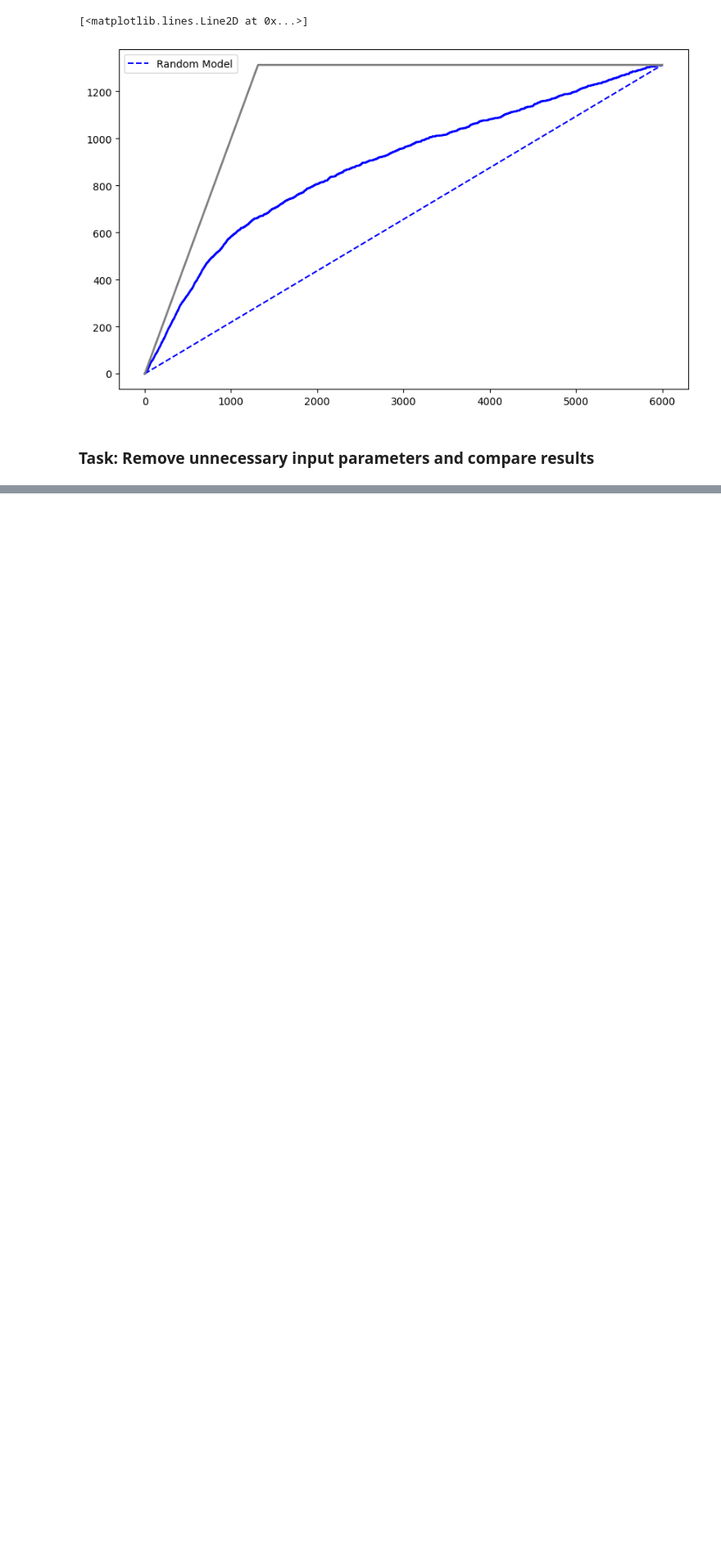
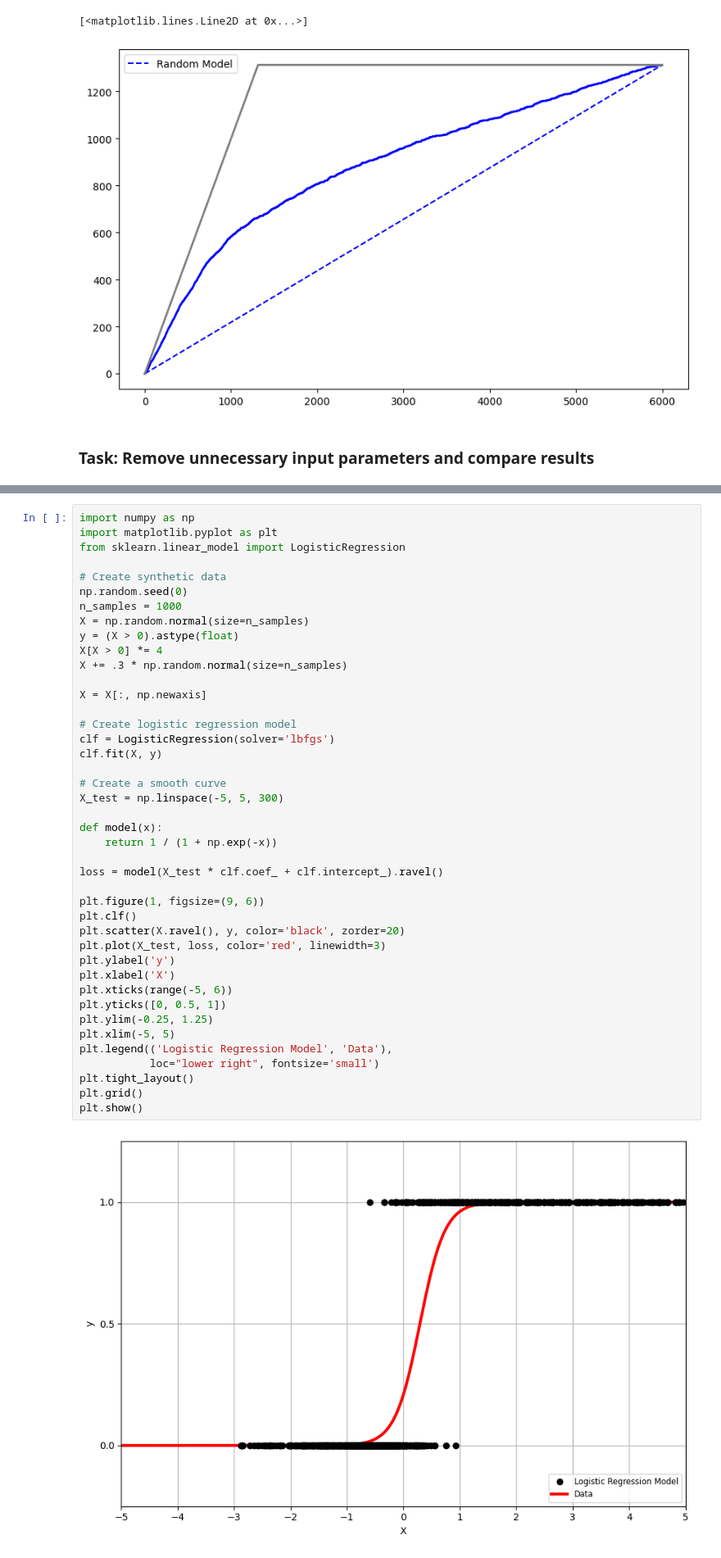
Before and after one commit to MathforDataScience/DSR_Statistics1, a Jupyter notebook: 8_ Model Estimation/Linear and Logistic regression.ipynb, the cells around one changed output, grey strips where cells are left out. Shown: that part at 82% size. Saved outputs shown, nothing was run; the diff lists cells and outputs as text; blank space fills up the shorter version.

```diff
--- a/8_ Model Estimation/Linear and Logistic regression.ipynb
+++ b/8_ Model Estimation/Linear and Logistic regression.ipynb
@@ -204,0 +207,44 @@ plt.plot([0, one_count, total], [0, one_count, one_count],
+# %%
+import numpy as np
+import matplotlib.pyplot as plt
+from sklearn.linear_model import LogisticRegression
+
+# Create synthetic data
+np.random.seed(0)
+n_samples = 1000
+X = np.random.normal(size=n_samples)
+y = (X > 0).astype(float)
+X[X > 0] *= 4
+X += .3 * np.random.normal(size=n_samples)
+
+X = X[:, np.newaxis]
+
+# Create logistic regression model
+clf = LogisticRegression(solver='lbfgs')
+clf.fit(X, y)
+
+# Create a smooth curve
+X_test = np.linspace(-5, 5, 300)
+
+def model(x):
+    return 1 / (1 + np.exp(-x))
+
+loss = model(X_test * clf.coef_ + clf.intercept_).ravel()
+
+plt.figure(1, figsize=(9, 6))
+plt.clf()
+plt.scatter(X.ravel(), y, color='black', zorder=20)
+plt.plot(X_test, loss, color='red', linewidth=3)
+plt.ylabel('y')
+plt.xlabel('X')
+plt.xticks(range(-5, 6))
+plt.yticks([0, 0.5, 1])
+plt.ylim(-0.25, 1.25)
+plt.xlim(-5, 5)
+plt.legend(('Logistic Regression Model', 'Data'),
+           loc="lower right", fontsize='small')
+plt.tight_layout()
+plt.grid()
+plt.show()
+# %% [output]
+[figure, added]
```
Also changed, not shown: parts of 1 cell of this notebook.
